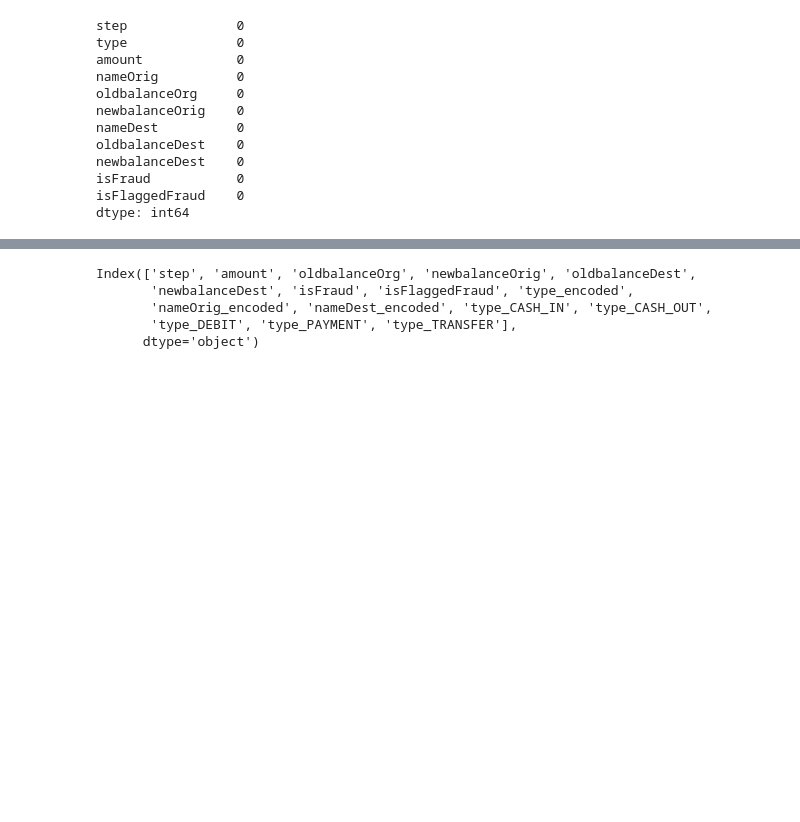
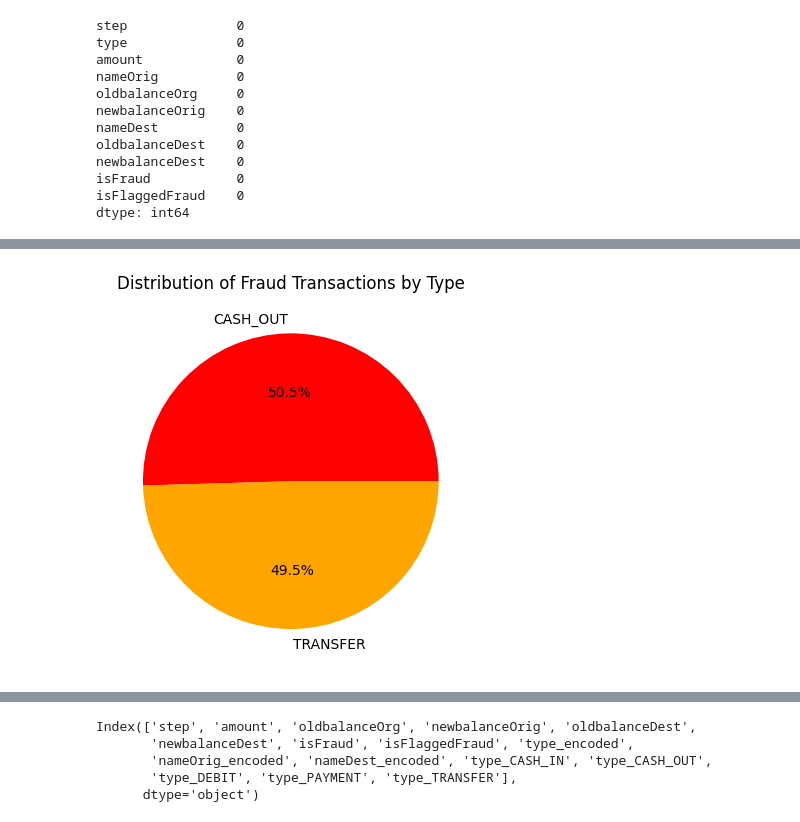
Before and after one commit to KrishnaMoorthy47/Projects, a Jupyter notebook: Fraud_Transaction_Detection_Project.ipynb, the cells around one changed output, grey strips where cells are left out. Drawn from its saved outputs; the diff is of its cells as text; code cells hidden in the pictures; blank space fills up the shorter version.

```diff
--- a/Fraud_Transaction_Detection_Project.ipynb
+++ b/Fraud_Transaction_Detection_Project.ipynb
@@ -88 +97,10 @@ df['isFraud'].value_counts()
 Name: isFraud, dtype: int64
+# %%
+fraud_counts = df[df['isFraud'] == 1]['type'].value_counts()
+non_fraud_counts = df[df['isFraud'] == 0]['type'].value_counts()
+
+plt.pie(fraud_counts, labels=fraud_counts.index, autopct='%1.1f%%', colors=['red', 'orange', 'blue', 'green', 'purple'])
+plt.title('Distribution of Fraud Transactions by Type')
+plt.show()
+# %% [output]
+[figure, added]
```
Also changed, not shown: parts of 52 cells of this notebook.
